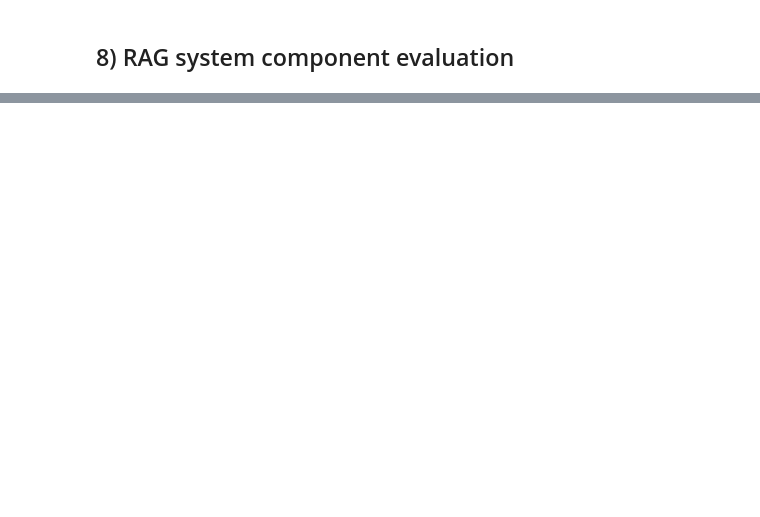
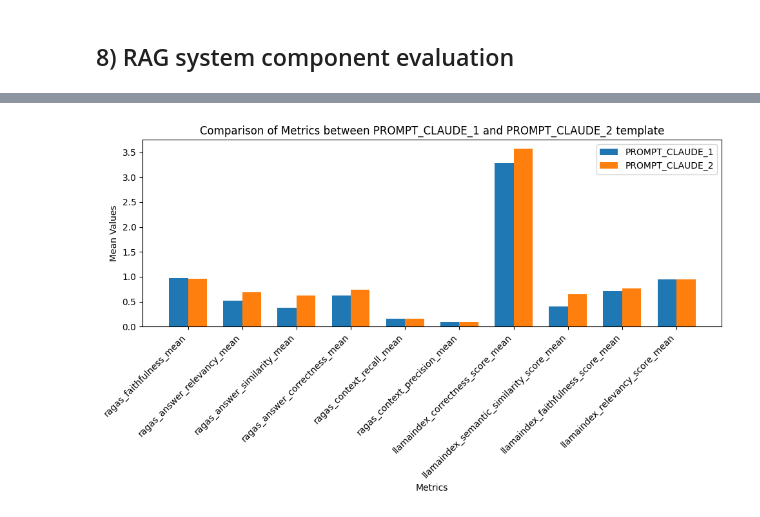
Before and after one commit to fhuthmacher/aws-rag-system-eval, a Jupyter notebook: RAG-System-Eval-DeepDive-mlflow.ipynb, the cells around one changed output, grey strips where cells are left out. Cells and saved outputs as stored; diff of their text form; code cells hidden in the pictures; blank space fills up the shorter version.

```diff
--- a/RAG-System-Eval-DeepDive-mlflow.ipynb
+++ b/RAG-System-Eval-DeepDive-mlflow.ipynb
@@ -1435,9 +1802,9 @@ rag_system_details = {
     "vector_store": vector_store,
     "llm": llm01,
     "kb_id": "",
-    "splitter_name": "RecursiveCharacterTextSplitter",
-    "text_chunks": char_text_list,
-    "index_name": "rag-eval-charactertextplitter_1024",
+    "splitter_name": "TokenTextSplitter",
+    "text_chunks": token_text_list,
+    "index_name": "rag-eval-tokentextsplitter_1024",
     "index_dimension": 1024,
     "embedding_model_name": 'cohere.embed-multilingual-v3',
     "embedding_model": embedding_model,
@@ -1459,5 +1826,5 @@ rag_system_eval_details = {
     "qa_chain": qa_chain,
     "ground_truth": prompts
 }
-ragas_eval_result = run_ragas_eval(rag_system_eval_details, rag_system_details)
+ragas_eval_result8 = run_ragas_eval(rag_system_eval_details, rag_system_details)
 # %% [output]
@@ -1504,9 +1856,9 @@ rag_system_details = {
     "vector_store": vector_store,
     "llm": llm01,
     "kb_id": "",
-    "splitter_name": "RecursiveCharacterTextSplitter",
-    "text_chunks": char_text_list,
-    "index_name": "rag-eval-charactertextplitter_1024",
+    "splitter_name": "TokenTextSplitter",
+    "text_chunks": token_text_list,
+    "index_name": "rag-eval-tokentextsplitter_1024",
     "index_dimension": 1024,
     "embedding_model_name": 'cohere.embed-multilingual-v3',
     "embedding_model": embedding_model,
@@ -1528,5 +1880,5 @@ rag_system_eval_details = {
     "qa_chain": qa_chain,
     "ground_truth": prompts
 }
-ragas_eval_result = run_ragas_eval(rag_system_eval_details, rag_system_details)
+ragas_eval_result9 = run_ragas_eval(rag_system_eval_details, rag_system_details)
 # %% [output]
@@ -1562 +1898,31 @@ ragas_context_precision: 0.06373159190659002
+# %%
+# 4c. Review PROMPT_CLAUDE_1 vs PROMPT_CLAUDE_2 results
+
+import matplotlib.pyplot as plt
+
+# Extract metric names and mean values
+metric_names = list(ragas_eval_result.keys())
+ragas_eval_result8_means = list(ragas_eval_result8.values())
+ragas_eval_result9_means = list(ragas_eval_result9.values())
+
+# Create comparison chart
+fig, ax = plt.subplots(figsize=(10, 6))
+
+bar_width = 0.35
+index = range(len(metric_names))
+
+bar1 = ax.bar(index, ragas_eval_result8_means, bar_width, label='PROMPT_CLAUDE_1')
+bar2 = ax.bar([i + bar_width for i in index], ragas_eval_result9_means, bar_width, label='PROMPT_CLAUDE_2')
+
+ax.set_xlabel('Metrics')
+ax.set_ylabel('Mean Values')
+ax.set_title('Comparison of Metrics between PROMPT_CLAUDE_1 and PROMPT_CLAUDE_2 template')
+ax.set_xticks([i + bar_width / 2 for i in index])
+ax.set_xticklabels(metric_names, rotation=45, ha='right')
+ax.legend()
+
+plt.tight_layout()
+plt.show()
+# %% [output]
+[figure, added]
 # %% [markdown]
```
Also changed, not shown: parts of 53 cells of this notebook, 9 other files.
